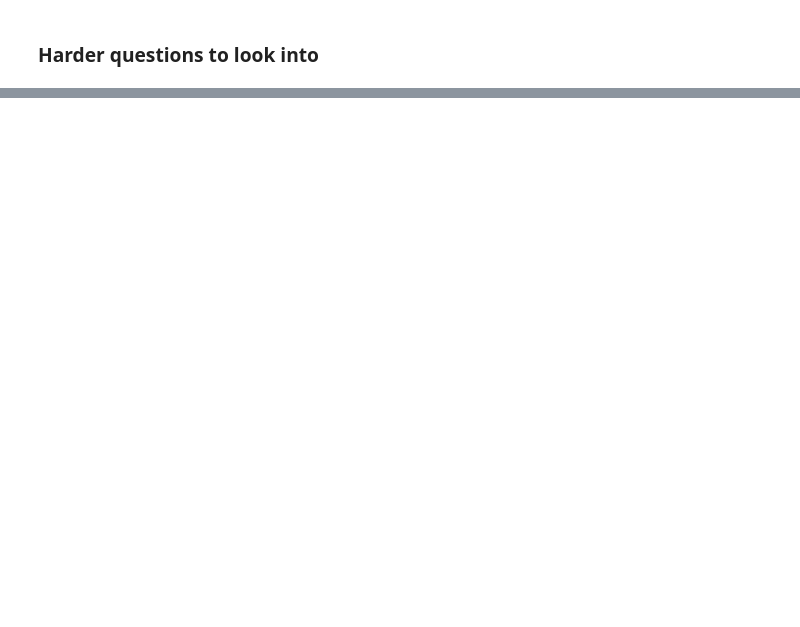
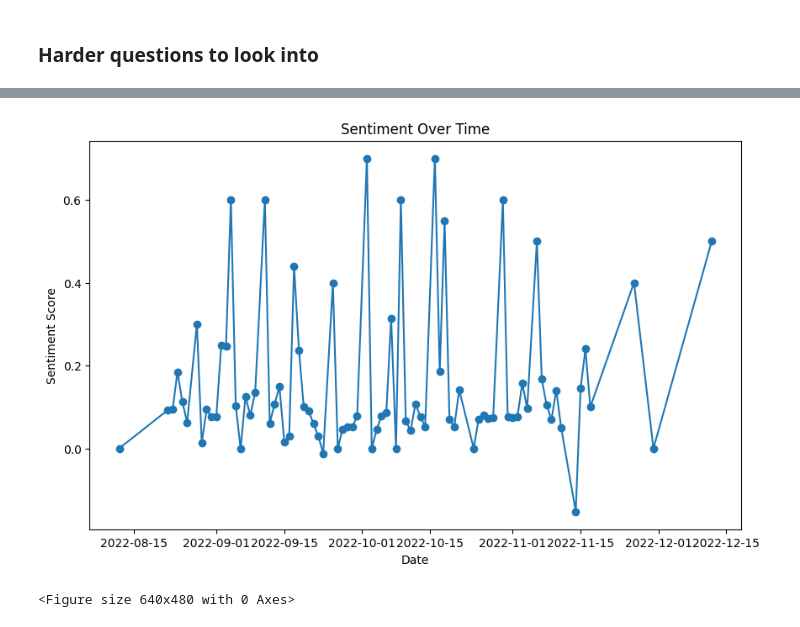
Before and after one commit to biruk-tadesse/10xac_week0_starter_network_analysis, a Jupyter notebook: notebooks/parse_slack_data.ipynb, the cells around one changed output, grey strips where cells are left out. Drawn from its saved outputs; the diff is of its cells as text; code cells hidden in the pictures; blank space fills up the shorter version.

```diff
--- a/notebooks/parse_slack_data.ipynb
+++ b/notebooks/parse_slack_data.ipynb
@@ -344,0 +539,45 @@ The user with the most reactions is: U03V6HMRPGQ
+# %%
+#Sentiment Analysis
+
+from textblob import TextBlob
+import matplotlib.pyplot as plt
+
+
+# Data Preparation
+df['time_sent'] = pd.to_datetime(df['time_sent']).dt.date
+daily_texts = df.groupby('time_sent')['message_content'].apply(lambda x: ' '.join(x)).reset_index()
+
+# Model Training
+daily_texts['sentiment'] = daily_texts['message_content'].apply(lambda x: TextBlob(x).sentiment.polarity)
+
+# Analysis
+plt.figure(figsize=(10, 6))
+plt.plot(daily_texts['time_sent'], daily_texts['sentiment'], marker='o')
+plt.title('Sentiment Over Time')
+plt.xlabel('Date')
+plt.ylabel('Sentiment Score')
+plt.show()
+# %% [output]
+[figure, added]
+# %%
+import mlflow
+import mlflow.sklearn  # If using scikit-learn models
+
+# Log parameters
+mlflow.log_param("model_type", "MultinomialNB")
+mlflow.log_param("vectorizer_type", "TfidfVectorizer")
+mlflow.log_param("num_topics", 10)  # Assuming you used 10 topics for LDA
+
+# Save LDA model to a file
+lda_model.save("lda_model")
+
+# Log LDA model
+mlflow.log_artifact("lda_model", "artifacts")
+
+# Save sentiment analysis plot to a file
+plt.savefig("sentiment_analysis_plot.png")
+
+# Log sentiment analysis plot
+mlflow.log_artifact("sentiment_analysis_plot.png", "artifacts")
+# %% [output]
+<Figure size 640x480 with 0 Axes>
```
Also changed, not shown: parts of 21 cells of this notebook, 16 other files.
